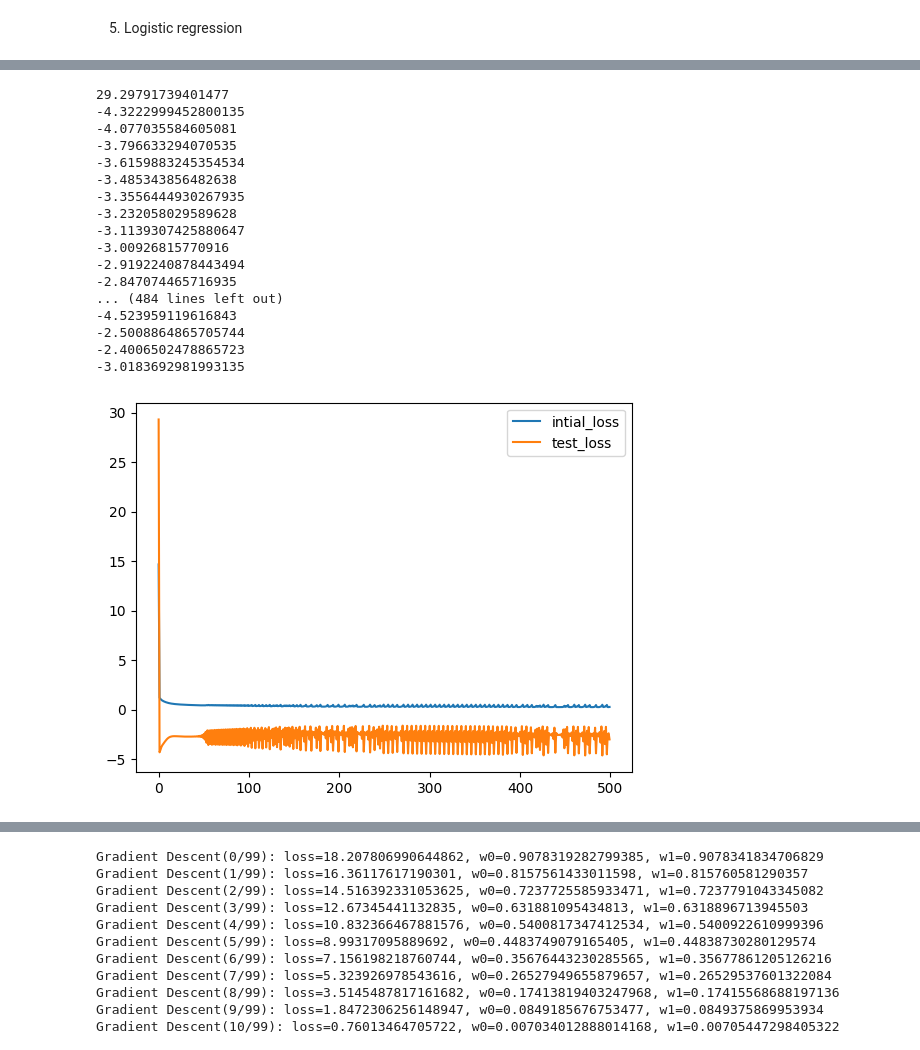
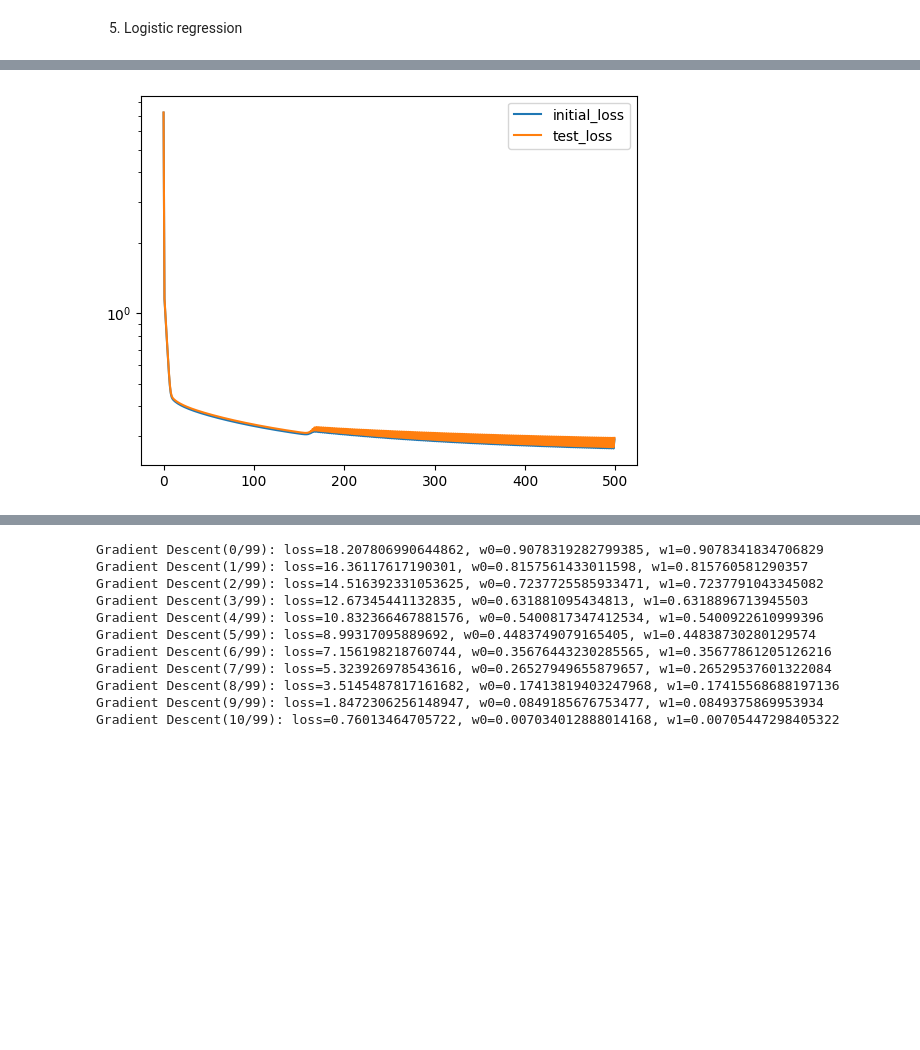
Before and after one commit to lucilemln/ML-project, a Jupyter notebook: run.ipynb, the cells around one changed output, grey strips where cells are left out. Saved outputs shown, nothing was run; the diff lists cells and outputs as text; code cells hidden in the pictures; blank space fills up the shorter version.

```diff
--- a/run.ipynb
+++ b/run.ipynb
@@ -436,7 +436,8 @@ weights =
 5. Logistic regression
 # %%
 y_train_processed_logreg = np.where(y_train == 1, 1, 0)
-y_train_train_lg = np.where(y_train == 1, 1, 0)
+y_train_train_lg = np.where(y_train_train == 1, 1, 0)
+y_train_test_lg = np.where(y_train_test == 1, 1, 0)
 initial_w = [random.choice([1, 0]) for i in range(len(tX_train[0]))]
 # %%
 #Try different values of gamma for gradient descent with MSE as loss function
@@ -445,14 +446,14 @@ gamma = np.arange(10*10**(-2), 20*10**(-2), 1*10**(-2))
 g_opti = gamma[0]
 loss_opti = 1000
 for g in gamma:
-    w_logreg, loss_logreg = f.logistic_regression(y_train_train_lg, tX_train, initial_w, 100, g)
-    if loss_logreg[-1] < loss_opti:
-        loss_opti = loss_logreg[-1]
+    w_logreg, loss_logreg = f.logistic_regression(y_train_train_lg, tX_train_train, initial_w, 100, g)
+    if np.mean(loss_logreg[-10:]) < loss_opti:
+        loss_opti = np.mean(loss_logreg[-10:])
         g_opti = g
     print("%e: %f" % (g, loss_logreg[-1]))
     plt.semilogy(loss_logreg, label = "%f" % g)
 
 print("optimal gamma: %e " % g_opti)
-#plt.legend()
-#plt.show()
+plt.legend()
+plt.show()
 # %% [output]
@@ -477,3 +478,3 @@ optimal gamma: 2e-01
 # %%
-w_logreg, loss_logreg = f.logistic_regression(y_train_train_lg, tX_train,np.ones(22),500, g_opti)
+w_logreg, loss_logreg = f.logistic_regression(y_train_train_lg, tX_train_train ,initial_w, 500, g_opti)
 # %% [output]
@@ -484,34 +485,16 @@ def plotLossLOGREG(weights, loss, y, x ):
 
     for w in weights:
         loss_test_set.append(f.compute_loss_logistic(y, x, w))
-        print(loss_test_set[-1])
 
     plt.figure(0)
-    plt.plot(loss, label = "initial_loss")
-    plt.plot(loss_test_set, label = "test_loss")
+    plt.semilogy(loss, label = "initial_loss")
+    plt.semilogy(loss_test_set, label = "test_loss")
     plt.legend()
     plt.show()
 # %%
-plotLossLOGREG(w_logreg, loss_logreg, y_train_test, tX_train_test)
+plotLossLOGREG(w_logreg, loss_logreg, y_train_test_lg, tX_train_test)
 # %% [output]
-29.29791739401477
--4.3222999452800135
--4.077035584605081
--3.796633294070535
--3.6159883245354534
--3.485343856482638
--3.3556444930267935
--3.232058029589628
--3.1139307425880647
--3.00926815770916
--2.9192240878443494
--2.847074465716935
-... (484 lines left out)
--4.523959119616843
--2.5008864865705744
--2.4006502478865723
--3.0183692981993135
-[figure, old version]
+[figure, new version]
 # %%
 y_pred = tX_train_test.dot(w_logreg[-1])
 y_pred = np.where(y_pred > 0.5, 1, 0)
```
Also changed, not shown: parts of 8 cells of this notebook.
